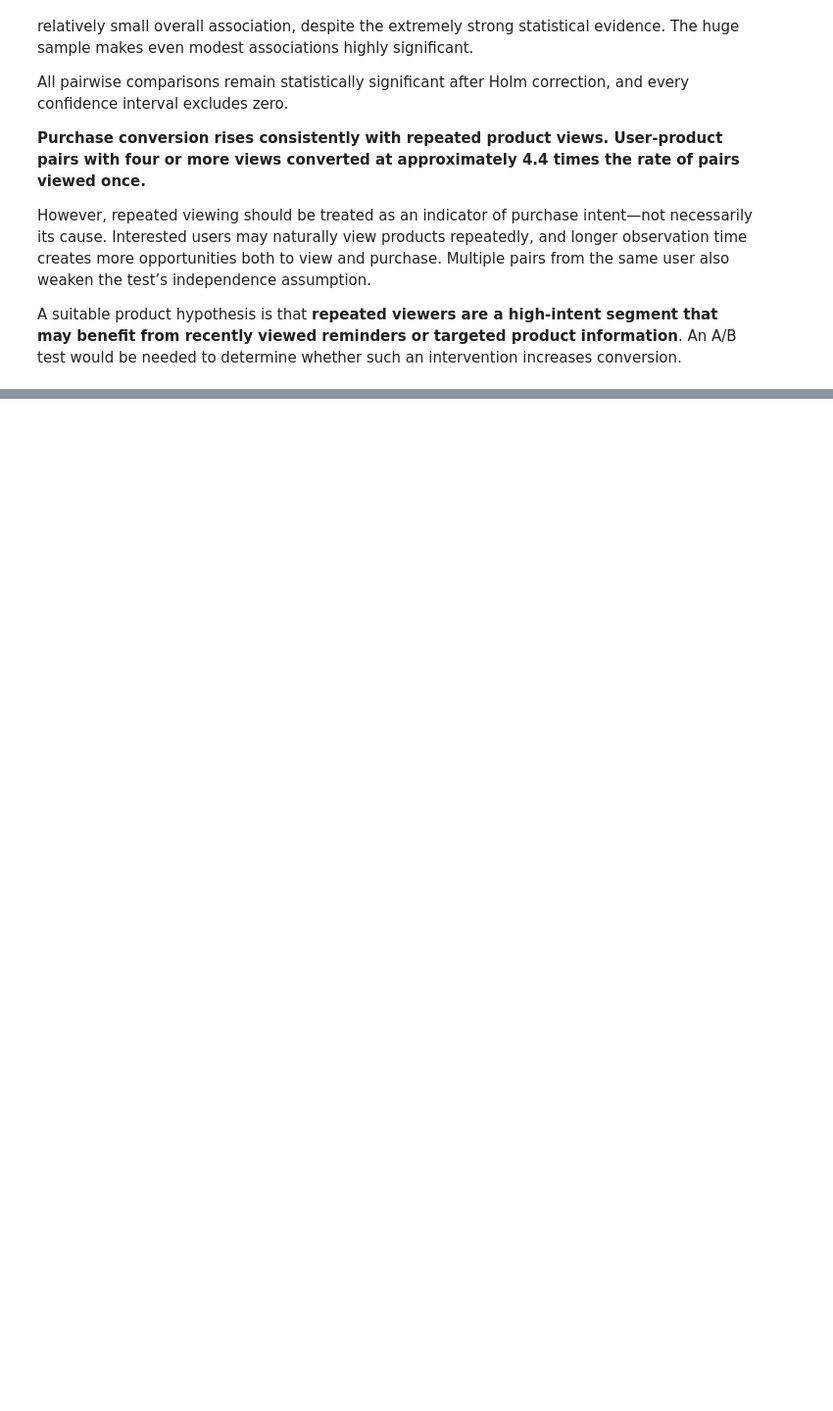
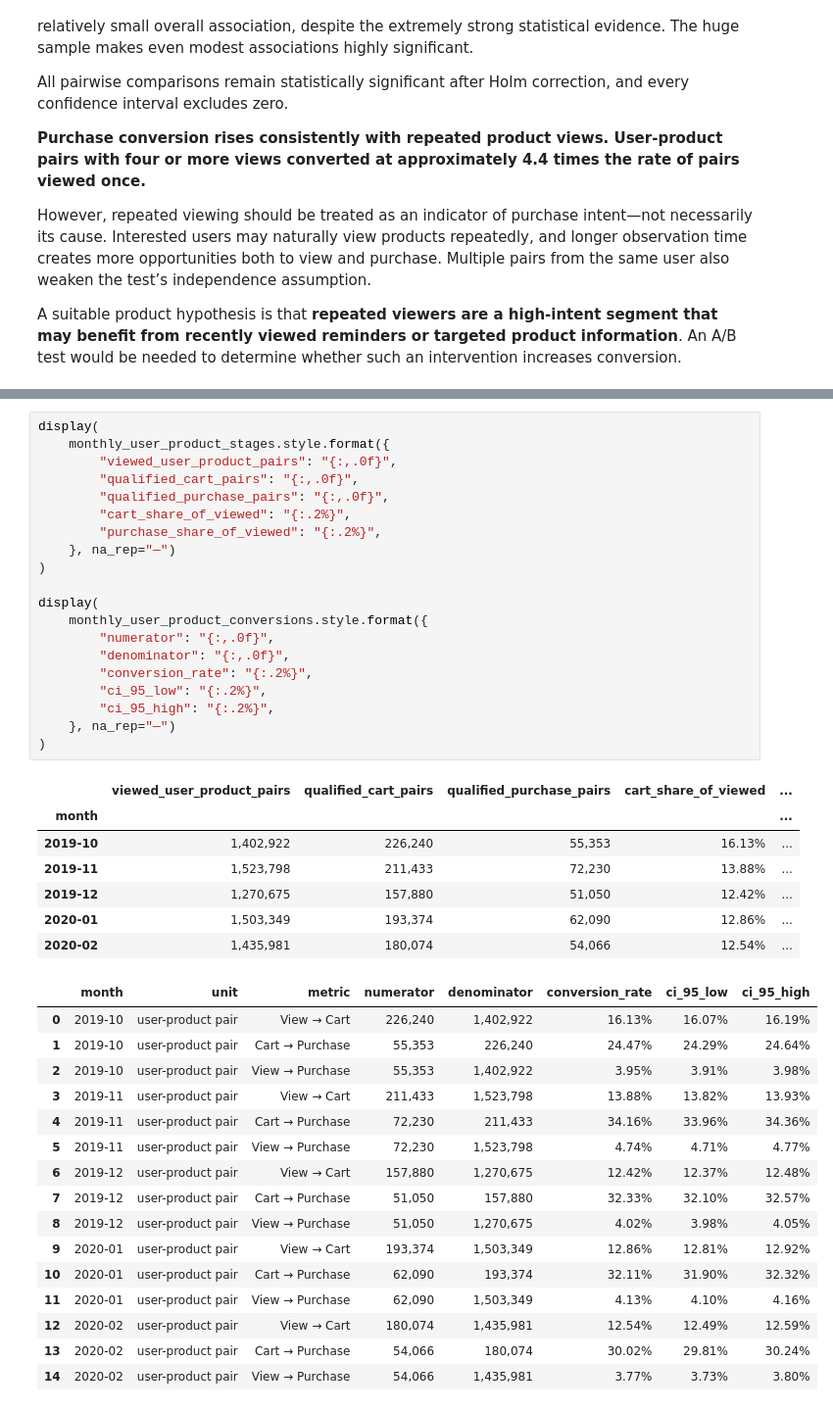
Before and after one commit to moriyuko/ecommerce-product-analysis, a Jupyter notebook: notebook.ipynb, the cells around one changed output, grey strips where cells are left out. Shown at 98% size. Cells and saved outputs as stored; diff of their text form; blank space fills up the shorter version.

```diff
--- a/notebook.ipynb
+++ b/notebook.ipynb
@@ -2979,0 +3548,44 @@ A suitable product hypothesis is that **repeated viewers are a high-intent segme
+# %%
+display(
+    monthly_user_product_stages.style.format({
+        "viewed_user_product_pairs": "{:,.0f}",
+        "qualified_cart_pairs": "{:,.0f}",
+        "qualified_purchase_pairs": "{:,.0f}",
+        "cart_share_of_viewed": "{:.2%}",
+        "purchase_share_of_viewed": "{:.2%}",
+    }, na_rep="—")
+)
+
+display(
+    monthly_user_product_conversions.style.format({
+        "numerator": "{:,.0f}",
+        "denominator": "{:,.0f}",
+        "conversion_rate": "{:.2%}",
+        "ci_95_low": "{:.2%}",
+        "ci_95_high": "{:.2%}",
+    }, na_rep="—")
+)
+# %% [output]
+|  | viewed_user_product_pairs | qualified_cart_pairs | qualified_purchase_pairs | cart_share_of_viewed | ... |
+| month |  |  |  |  | ... |
+| 2019-10 | 1,402,922 | 226,240 | 55,353 | 16.13% | ... |
+| 2019-11 | 1,523,798 | 211,433 | 72,230 | 13.88% | ... |
+| 2019-12 | 1,270,675 | 157,880 | 51,050 | 12.42% | ... |
+| 2020-01 | 1,503,349 | 193,374 | 62,090 | 12.86% | ... |
+| 2020-02 | 1,435,981 | 180,074 | 54,066 | 12.54% | ... |
+|  | month | unit | metric | numerator | denominator | conversion_rate | ci_95_low | ci_95_high |
+| 0 | 2019-10 | user-product pair | View → Cart | 226,240 | 1,402,922 | 16.13% | 16.07% | 16.19% |
+| 1 | 2019-10 | user-product pair | Cart → Purchase | 55,353 | 226,240 | 24.47% | 24.29% | 24.64% |
+| 2 | 2019-10 | user-product pair | View → Purchase | 55,353 | 1,402,922 | 3.95% | 3.91% | 3.98% |
+| 3 | 2019-11 | user-product pair | View → Cart | 211,433 | 1,523,798 | 13.88% | 13.82% | 13.93% |
+| 4 | 2019-11 | user-product pair | Cart → Purchase | 72,230 | 211,433 | 34.16% | 33.96% | 34.36% |
+| 5 | 2019-11 | user-product pair | View → Purchase | 72,230 | 1,523,798 | 4.74% | 4.71% | 4.77% |
+| 6 | 2019-12 | user-product pair | View → Cart | 157,880 | 1,270,675 | 12.42% | 12.37% | 12.48% |
+| 7 | 2019-12 | user-product pair | Cart → Purchase | 51,050 | 157,880 | 32.33% | 32.10% | 32.57% |
+| 8 | 2019-12 | user-product pair | View → Purchase | 51,050 | 1,270,675 | 4.02% | 3.98% | 4.05% |
+| 9 | 2020-01 | user-product pair | View → Cart | 193,374 | 1,503,349 | 12.86% | 12.81% | 12.92% |
+| 10 | 2020-01 | user-product pair | Cart → Purchase | 62,090 | 193,374 | 32.11% | 31.90% | 32.32% |
+| 11 | 2020-01 | user-product pair | View → Purchase | 62,090 | 1,503,349 | 4.13% | 4.10% | 4.16% |
+| 12 | 2020-02 | user-product pair | View → Cart | 180,074 | 1,435,981 | 12.54% | 12.49% | 12.59% |
+| 13 | 2020-02 | user-product pair | Cart → Purchase | 54,066 | 180,074 | 30.02% | 29.81% | 30.24% |
+| 14 | 2020-02 | user-product pair | View → Purchase | 54,066 | 1,435,981 | 3.77% | 3.73% | 3.80% |
```
Also changed, not shown: parts of 35 cells of this notebook.
